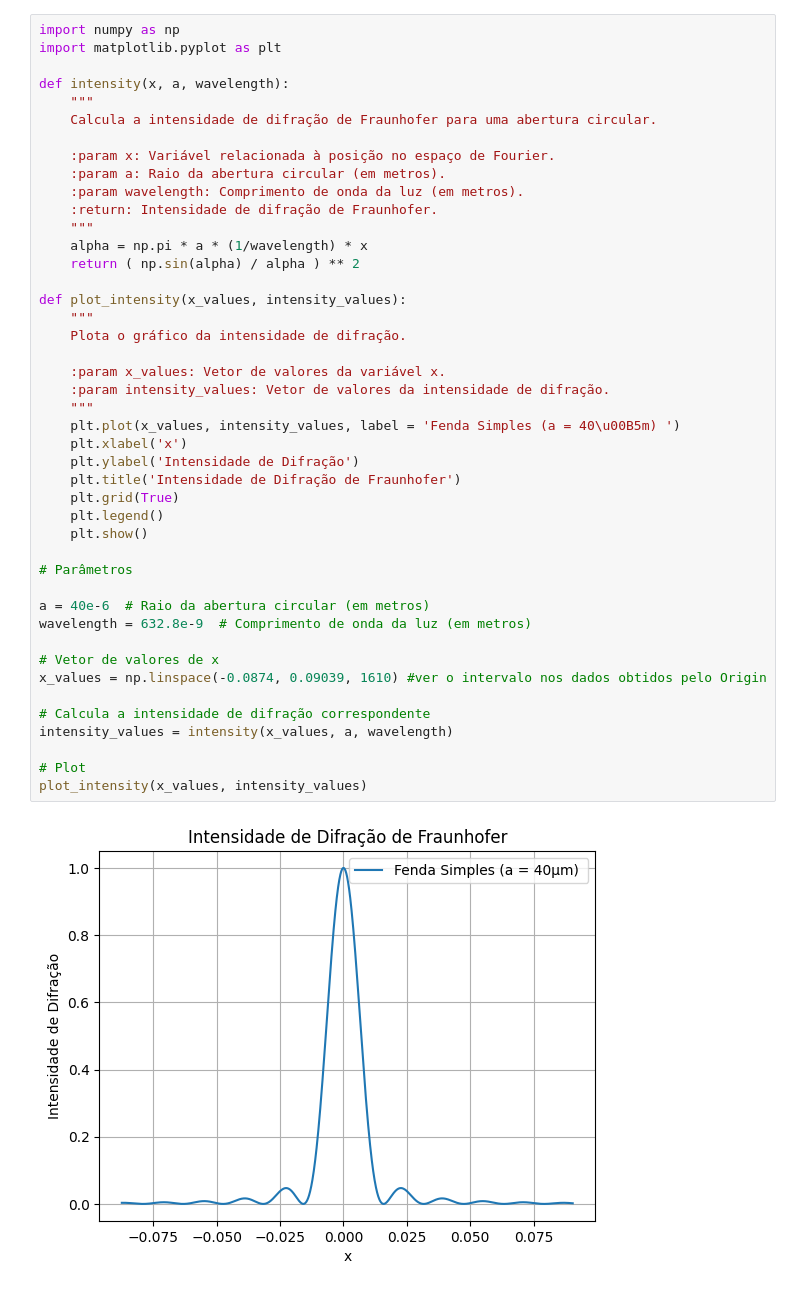
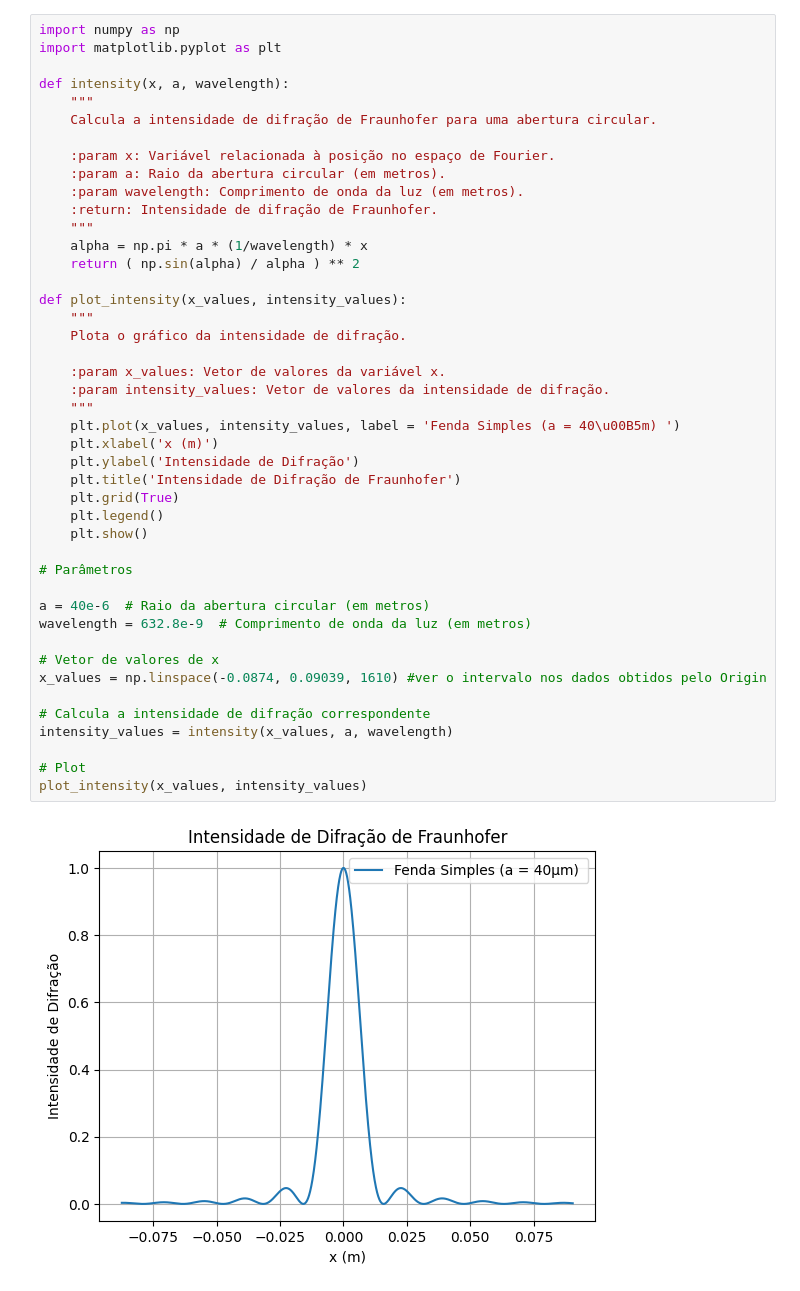
Before and after one commit to plaplaaplp/Animation, a Jupyter notebook: simulationsdoubleslit.ipynb, the cells around one changed output. Drawn from its saved outputs; the diff is of its cells as text.

```diff
--- a/simulationsdoubleslit.ipynb
+++ b/simulationsdoubleslit.ipynb
@@ -17,35 +17,35 @@ def intensity(x, a, wavelength):
     return ( np.sin(alpha) / alpha ) ** 2
 
 def plot_intensity(x_values, intensity_values):
     """
     Plota o gráfico da intensidade de difração.
 
     :param x_values: Vetor de valores da variável x.
     :param intensity_values: Vetor de valores da intensidade de difração.
     """
     plt.plot(x_values, intensity_values, label = 'Fenda Simples (a = 40\u00B5m) ')
-    plt.xlabel('x')
+    plt.xlabel('x (m)')
     plt.ylabel('Intensidade de Difração')
     plt.title('Intensidade de Difração de Fraunhofer')
     plt.grid(True)
     plt.legend()
     plt.show()
 
 # Parâmetros
 
 a = 40e-6  # Raio da abertura circular (em metros)
 wavelength = 632.8e-9  # Comprimento de onda da luz (em metros)
 
 # Vetor de valores de x
 x_values = np.linspace(-0.0874, 0.09039, 1610) #ver o intervalo nos dados obtidos pelo Origin
 
 # Calcula a intensidade de difração correspondente
 intensity_values = intensity(x_values, a, wavelength)
 
 # Plot
 plot_intensity(x_values, intensity_values)
 # %% [output]
-[figure, old version]
+[figure, new version]
 # %%
 import numpy as np
 import matplotlib.pyplot as plt
```
Also changed, not shown: parts of 3 cells of this notebook.
